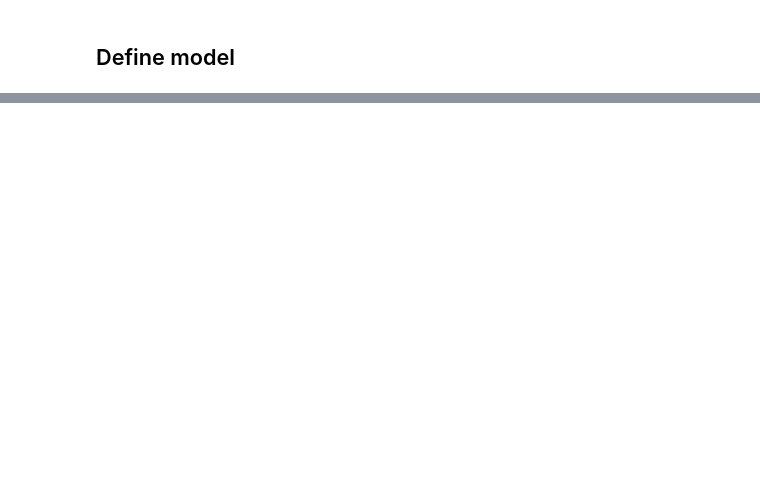
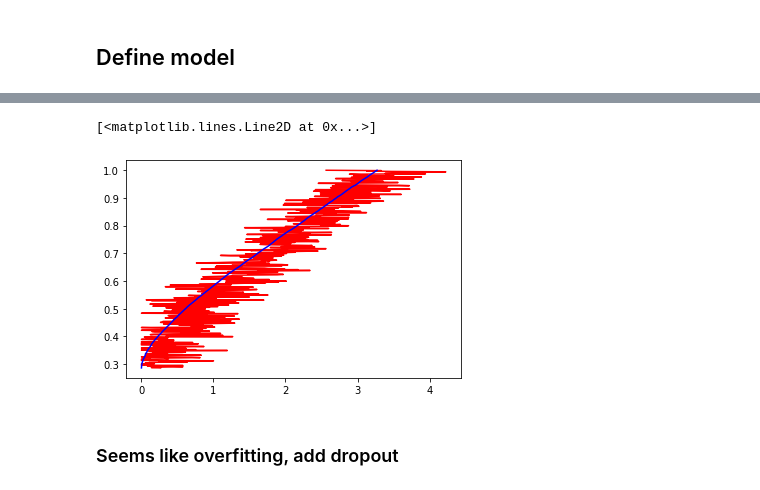
Before and after one commit to StevenZMonash/GW_prior, a Jupyter notebook: examples/training.ipynb, the cells around one changed output, grey strips where cells are left out. Cells and saved outputs as stored; diff of their text form; code cells hidden in the pictures; blank space fills up the shorter version.

```diff
--- a/examples/training.ipynb
+++ b/examples/training.ipynb
@@ -67,0 +148,5 @@ train_q_xeff = np.stack((train_q, train_xeff), axis=1)
+# %%
+# evaluate model
+test_q_xeff = np.stack((test_q, test_xeff), axis=1)
+test_p_eval = model.evaluate([test_q_xeff, test_a1], test_p)
+test_p_pred = model.predict([test_q_xeff, test_a1])
@@ -67,0 +155,8 @@ train_q_xeff = np.stack((train_q, train_xeff), axis=1)
+# %%
+plt.plot(test_p_pred[3],test_a1[3],label = 'pred',color = 'red')
+plt.plot(test_p[3],test_a1[3],label = 'true',color = 'blue')
+# %% [output]
+[<matplotlib.lines.Line2D at 0x...>]
+[figure, added]
+# %% [markdown]
+### Seems like overfitting, add dropout
```
Also changed, not shown: parts of 27 cells of this notebook.
